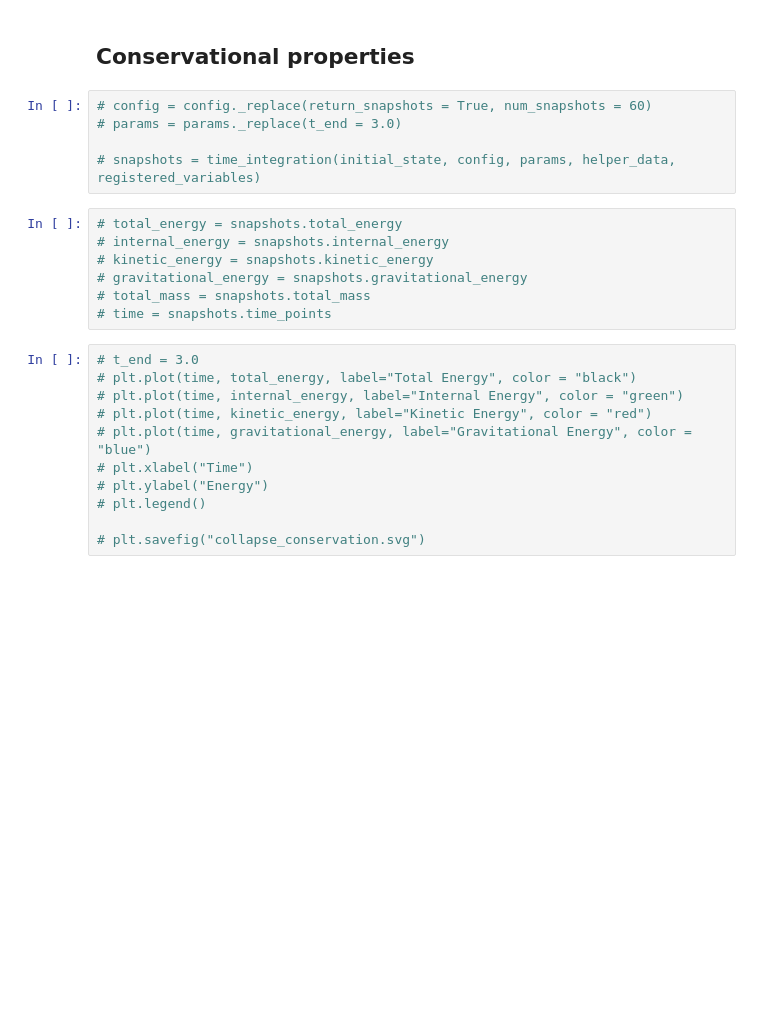
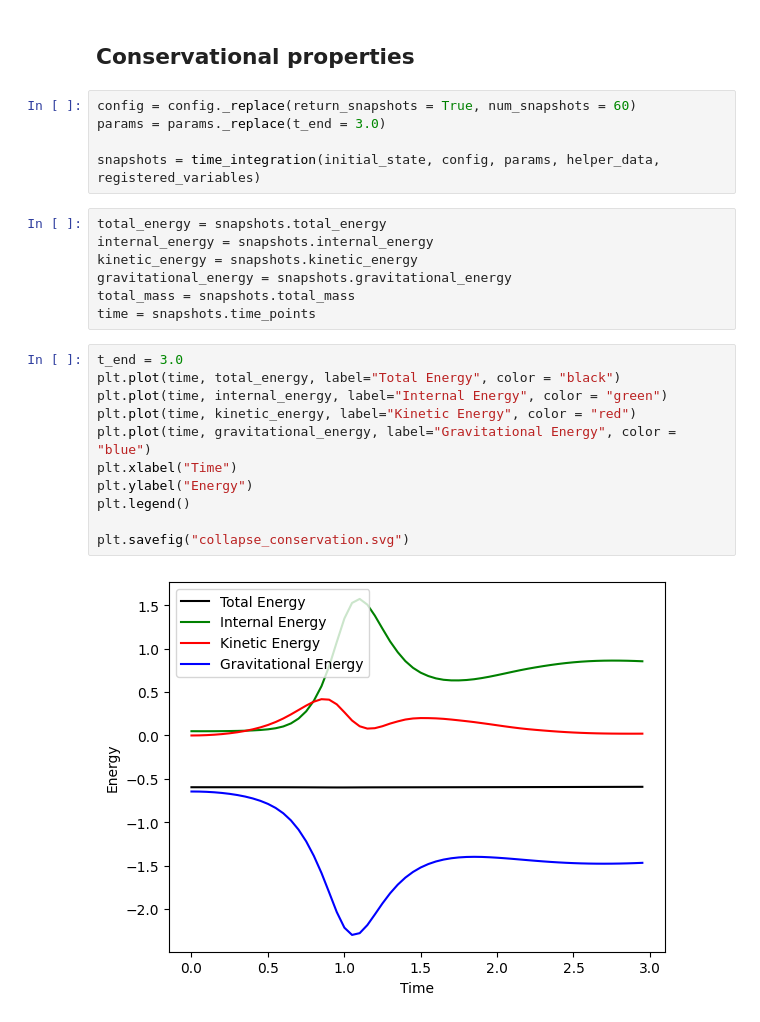
Before and after one commit to leo1200/jf1uids, a Jupyter notebook: notebooks/self_gravity/evrards_collapse.ipynb, the cells around one changed output. Drawn from its saved outputs; the diff is of its cells as text; blank space fills up the shorter version.

```diff
--- a/notebooks/self_gravity/evrards_collapse.ipynb
+++ b/notebooks/self_gravity/evrards_collapse.ipynb
@@ -213,26 +214,28 @@ plt.tight_layout()
 # %% [markdown]
 ## Conservational properties
 # %%
-# config = config._replace(return_snapshots = True, num_snapshots = 60)
-# params = params._replace(t_end = 3.0)
+config = config._replace(return_snapshots = True, num_snapshots = 60)
+params = params._replace(t_end = 3.0)
 
-# snapshots = time_integration(initial_state, config, params, helper_data, registered_variables)
+snapshots = time_integration(initial_state, config, params, helper_data, registered_variables)
 # %%
-# total_energy = snapshots.total_energy
-# internal_energy = snapshots.internal_energy
-# kinetic_energy = snapshots.kinetic_energy
-# gravitational_energy = snapshots.gravitational_energy
-# total_mass = snapshots.total_mass
-# time = snapshots.time_points
+total_energy = snapshots.total_energy
+internal_energy = snapshots.internal_energy
+kinetic_energy = snapshots.kinetic_energy
+gravitational_energy = snapshots.gravitational_energy
+total_mass = snapshots.total_mass
+time = snapshots.time_points
 # %%
-# t_end = 3.0
-# plt.plot(time, total_energy, label="Total Energy", color = "black")
-# plt.plot(time, internal_energy, label="Internal Energy", color = "green")
-# plt.plot(time, kinetic_energy, label="Kinetic Energy", color = "red")
-# plt.plot(time, gravitational_energy, label="Gravitational Energy", color = "blue")
-# plt.xlabel("Time")
-# plt.ylabel("Energy")
-# plt.legend()
+t_end = 3.0
+plt.plot(time, total_energy, label="Total Energy", color = "black")
+plt.plot(time, internal_energy, label="Internal Energy", color = "green")
+plt.plot(time, kinetic_energy, label="Kinetic Energy", color = "red")
+plt.plot(time, gravitational_energy, label="Gravitational Energy", color = "blue")
+plt.xlabel("Time")
+plt.ylabel("Energy")
+plt.legend()
 
-# plt.savefig("collapse_conservation.svg")
+plt.savefig("collapse_conservation.svg")
+# %% [output]
+[figure, added]
 # %%
```
Also changed, not shown: parts of 5 cells of this notebook, 3 other files.
